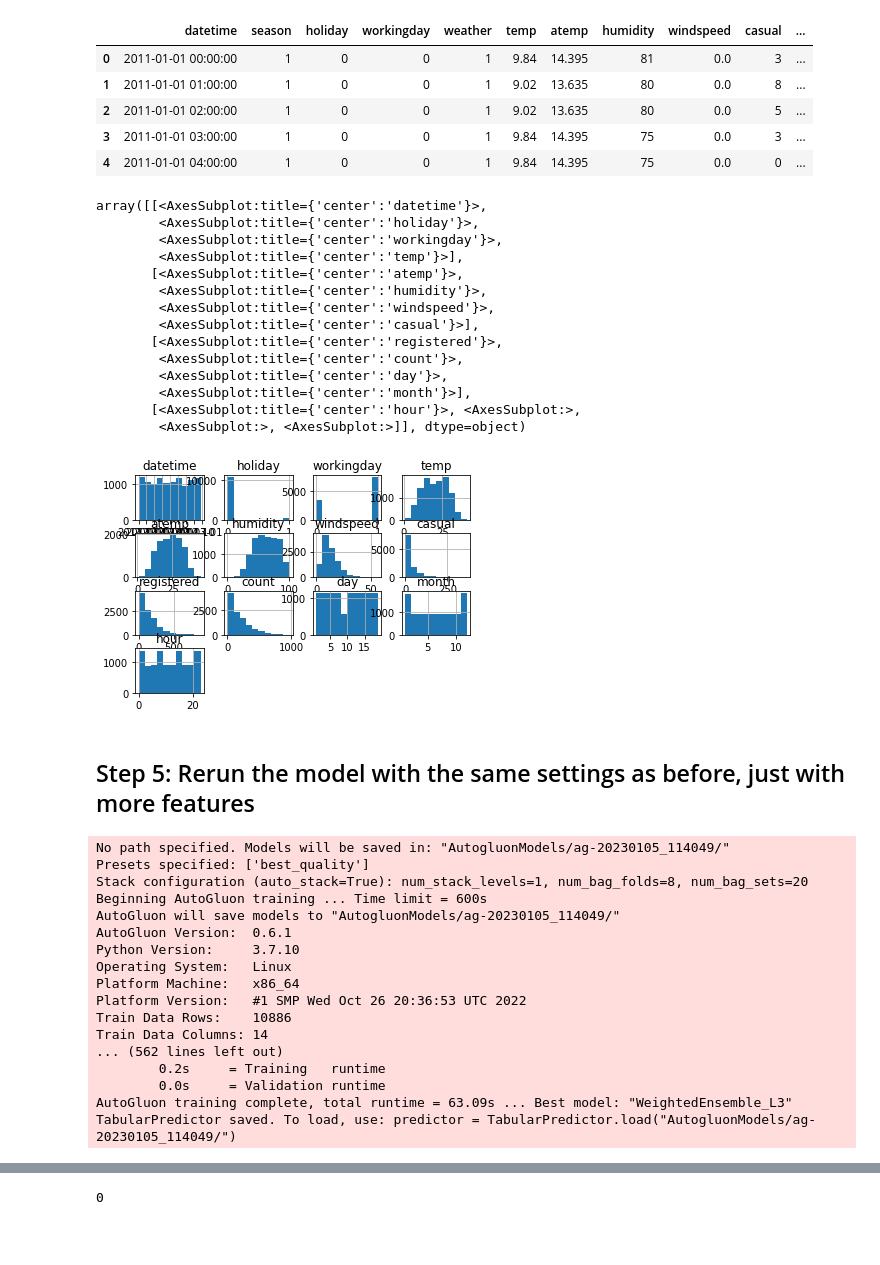
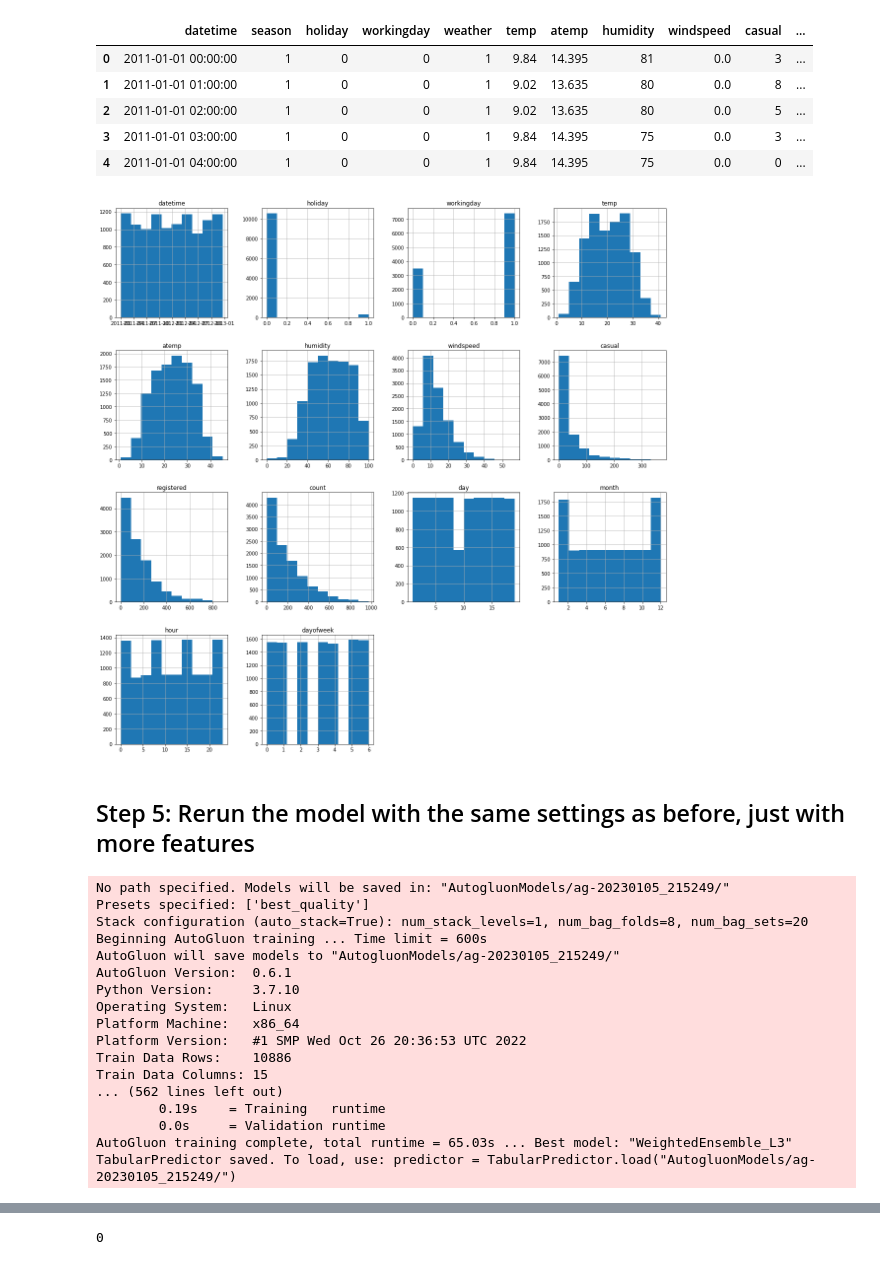
Before and after one commit to DevikaLak/cd0385-project-starter, a Jupyter notebook: project/project-template.ipynb, the cells around one changed output, grey strips where cells are left out. Saved outputs shown, nothing was run; the diff lists cells and outputs as text; code cells hidden in the pictures; blank space fills up the shorter version.

```diff
--- a/project/project-template.ipynb
+++ b/project/project-template.ipynb
@@ -119,7 +122,7 @@ import pandas as pd
 from autogluon.tabular import TabularPredictor
 # %%
 # Create the train dataset in pandas by reading the csv
-train = pd.read_csv("train.csv")
+train = pd.read_csv("train.csv", parse_dates=["datetime"])
 train.head()
 # %% [output]
 |  | datetime | season | holiday | workingday | weather | temp | atemp | humidity | windspeed | casual | ... |
@@ -129,9 +132,6 @@ train.head()
 | 3 | 2011-01-01 03:00:00 | 1 | 0 | 0 | 1 | 9.84 | 14.395 | 75 | 0.0 | 3 | ... |
 | 4 | 2011-01-01 04:00:00 | 1 | 0 | 0 | 1 | 9.84 | 14.395 | 75 | 0.0 | 0 | ... |
 # %%
-# Set the parsing of the datetime column so you can use some of the `dt` features in pandas later
-train.loc[:,"datetime"] = pd.to_datetime(train["datetime"])
-
 #Checking if the datetime column is properly parsed
 train.info()
 # %% [output]
@@ -407,11 +368,15 @@ array([[<AxesSubplot:title={'center':'datetime'}>,
 # %%
-# create a new feature
+# Create new features for train dataset
 train["day"] = train.datetime.dt.day
 train["month"] = train.datetime.dt.month
 train["hour"] = train.datetime.dt.hour
+train["dayofweek"] = train.datetime.dt.dayofweek
+
+# Create new features for test dataset
 test["day"] = test.datetime.dt.day
 test["month"] = test.datetime.dt.month
 test["hour"] = test.datetime.dt.hour
+test["dayofweek"] = test.datetime.dt.dayofweek
 # %% [markdown]
 ## Make category types for these so models know they are not just numbers
 * AutoGluon originally sees these as ints, but in reality they are int representations of a category.
@@ -433,45 +398,31 @@ train.head()
 | 4 | 2011-01-01 04:00:00 | 1 | 0 | 0 | 1 | 9.84 | 14.395 | 75 | 0.0 | 0 | ... |
 # %%
 # View histogram of all features again now with the hour feature
-train.hist()
+train.hist(figsize=(20, 20));
 # %% [output]
-array([[<AxesSubplot:title={'center':'datetime'}>,
-        <AxesSubplot:title={'center':'holiday'}>,
-        <AxesSubplot:title={'center':'workingday'}>,
-        <AxesSubplot:title={'center':'temp'}>],
-       [<AxesSubplot:title={'center':'atemp'}>,
-        <AxesSubplot:title={'center':'humidity'}>,
-        <AxesSubplot:title={'center':'windspeed'}>,
-        <AxesSubplot:title={'center':'casual'}>],
-       [<AxesSubplot:title={'center':'registered'}>,
-        <AxesSubplot:title={'center':'count'}>,
-        <AxesSubplot:title={'center':'day'}>,
-        <AxesSubplot:title={'center':'month'}>],
-       [<AxesSubplot:title={'center':'hour'}>, <AxesSubplot:>,
-        <AxesSubplot:>, <AxesSubplot:>]], dtype=object)
-[figure, old version]
+[figure, new version]
 # %% [markdown]
 ## Step 5: Rerun the model with the same settings as before, just with more features
 # %%
 predictor_new_features = TabularPredictor(label="count", learner_kwargs = {"ignored_columns":["casual","registered"]}, eval_metric="root_mean_squared_error").fit(train_data=train, time_limit=600, presets = "best_quality")
 # %% [output]
-No path specified. Models will be saved in: "AutogluonModels/ag-20230105_114049/"
+No path specified. Models will be saved in: "AutogluonModels/ag-20230105_215249/"
 Presets specified: ['best_quality']
 Stack configuration (auto_stack=True): num_stack_levels=1, num_bag_folds=8, num_bag_sets=20
 Beginning AutoGluon training ... Time limit = 600s
-AutoGluon will save models to "AutogluonModels/ag-20230105_114049/"
+AutoGluon will save models to "AutogluonModels/ag-20230105_215249/"
 AutoGluon Version:  0.6.1
 Python Version:     3.7.10
 Operating System:   Linux
 Platform Machine:   x86_64
 Platform Version:   #1 SMP Wed Oct 26 20:36:53 UTC 2022
 Train Data Rows:    10886
-Train Data Columns: 14
+Train Data Columns: 15
 ... (562 lines left out)
-        0.2s     = Training   runtime
+        0.19s    = Training   runtime
         0.0s     = Validation runtime
-AutoGluon training complete, total runtime = 63.09s ... Best model: "WeightedEnsemble_L3"
-TabularPredictor saved. To load, use: predictor = TabularPredictor.load("AutogluonModels/ag-20230105_114049/")
+AutoGluon training complete, total runtime = 65.03s ... Best model: "WeightedEnsemble_L3"
+TabularPredictor saved. To load, use: predictor = TabularPredictor.load("AutogluonModels/ag-20230105_215249/")
 # %%
 predictor_new_features.feature_importance(train)
 # %% [output]
```
Also changed, not shown: parts of 53 cells of this notebook, 3 other files.
